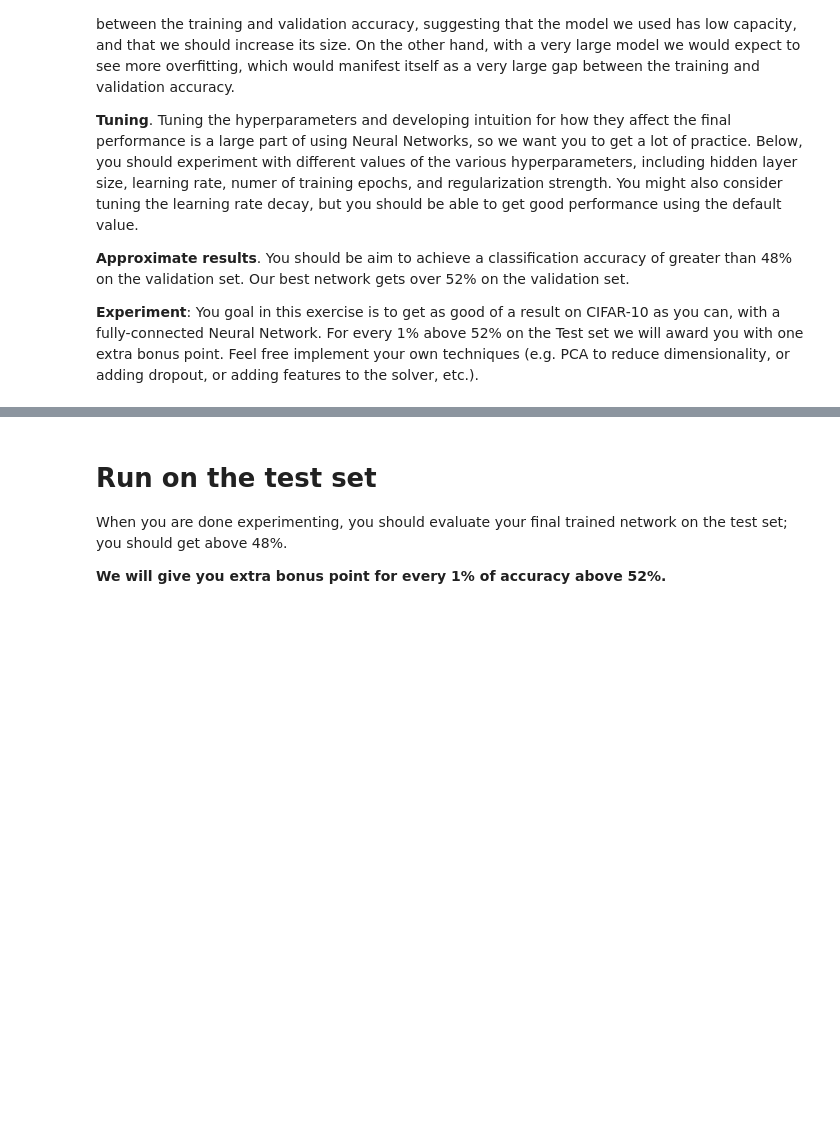
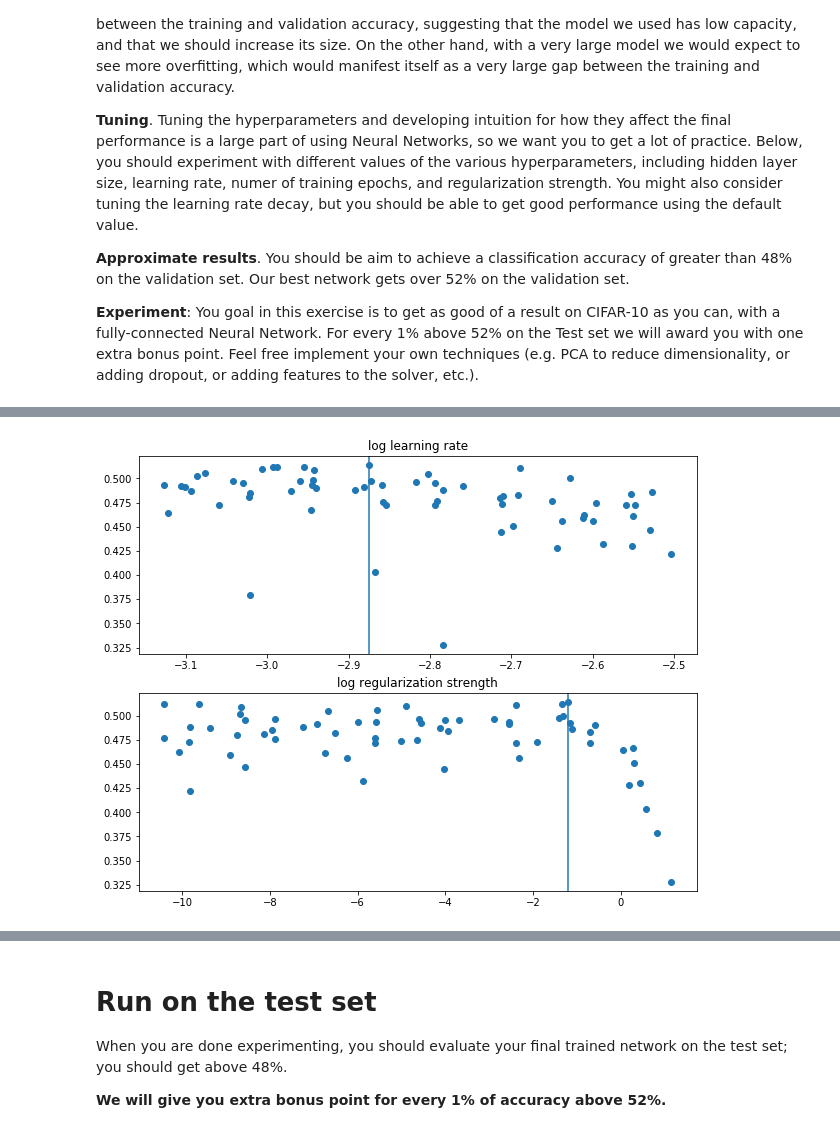
Before and after one commit to hyzhak/cs231n-lecture-notes, a Jupyter notebook: assignment1/two_layer_net.ipynb, the cells around one changed output, grey strips where cells are left out. Drawn from its saved outputs; the diff is of its cells as text; code cells hidden in the pictures; blank space fills up the shorter version.

```diff
--- a/assignment1/two_layer_net.ipynb
+++ b/assignment1/two_layer_net.ipynb
@@ -302,3 +490,21 @@ pass
+# %%
+# draw accuracy by each parameter
+# what is really fun that accuracy still pretty for almost 0 regularization
+
+accuracy = [results[x][1] for x in results]
+x_scatter = [math.log10(x[0]) for x in results]
+plt.subplot(2, 1, 1)
+plt.plot(x_scatter, accuracy, 'o')
+plt.axvline(np.log(best_learning_rate)/np.log(10))
+plt.title('log learning rate')
+
+y_scatter = [math.log10(x[1]) for x in results]
+plt.subplot(2, 1, 2)
+plt.axvline(np.log(best_regularization_strength)/np.log(10))
+plt.plot(y_scatter, accuracy, 'o')
+plt.title('log regularization strength');
+# %% [output]
+[figure, added]
 # %%
 # visualize the weights of the best network
 show_net_weights(best_net)
```
Also changed, not shown: parts of 7 cells of this notebook, 3 other files.
